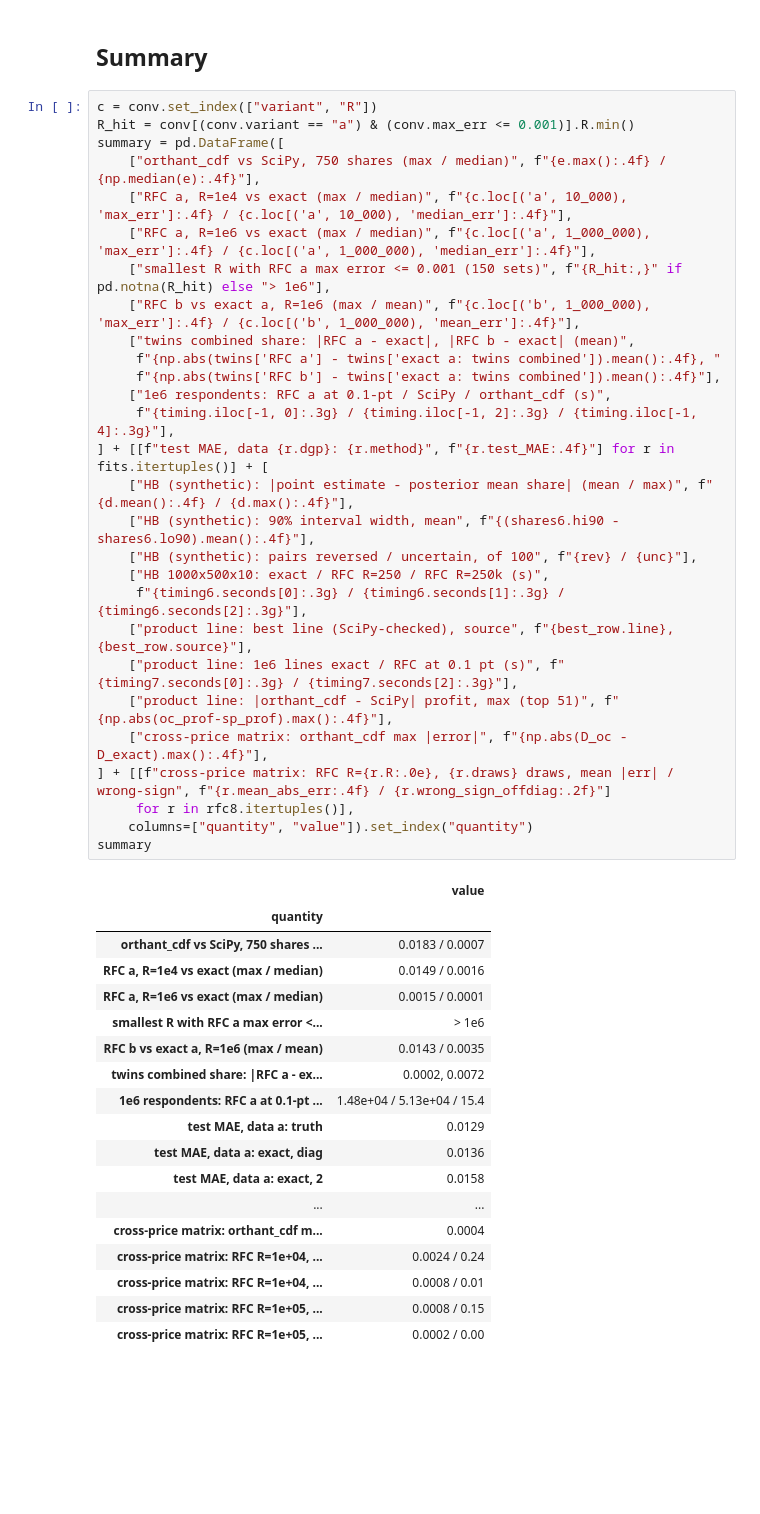
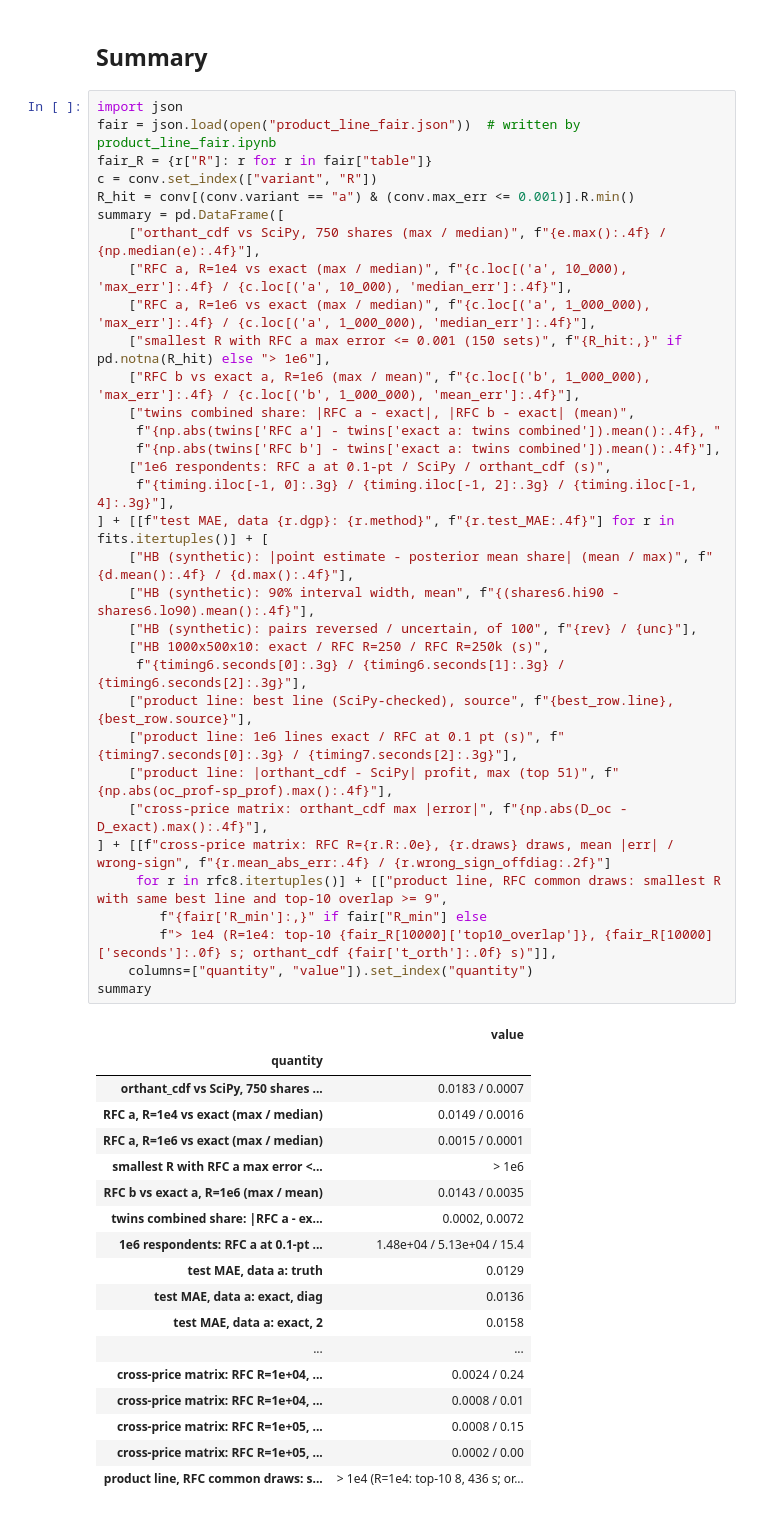
Before and after one commit to sign-of-fourier/quantecarlo, a Jupyter notebook: demos/rfc_vs_exact/rfc_vs_exact.ipynb, the cells around one changed output. Saved outputs shown, nothing was run; the diff lists cells and outputs as text; blank space fills up the shorter version.

```diff
--- a/demos/rfc_vs_exact/rfc_vs_exact.ipynb
+++ b/demos/rfc_vs_exact/rfc_vs_exact.ipynb
@@ -688,6 +688,9 @@ plt.colorbar(im, ax=ax, shrink=.8); plt.show()
 # %% [markdown]
 ## Summary
 # %%
+import json
+fair = json.load(open("product_line_fair.json"))  # written by product_line_fair.ipynb
+fair_R = {r["R"]: r for r in fair["table"]}
 c = conv.set_index(["variant", "R"])
 R_hit = conv[(conv.variant == "a") & (conv.max_err <= 0.001)].R.min()
 summary = pd.DataFrame([
@@ -701,39 +704,41 @@ summary = pd.DataFrame([
      f"{np.abs(twins['RFC b'] - twins['exact a: twins combined']).mean():.4f}"],
     ["1e6 respondents: RFC a at 0.1-pt / SciPy / orthant_cdf (s)",
      f"{timing.iloc[-1, 0]:.3g} / {timing.iloc[-1, 2]:.3g} / {timing.iloc[-1, 4]:.3g}"],
 ] + [[f"test MAE, data {r.dgp}: {r.method}", f"{r.test_MAE:.4f}"] for r in fits.itertuples()] + [
     ["HB (synthetic): |point estimate - posterior mean share| (mean / max)", f"{d.mean():.4f} / {d.max():.4f}"],
     ["HB (synthetic): 90% interval width, mean", f"{(shares6.hi90 - shares6.lo90).mean():.4f}"],
     ["HB (synthetic): pairs reversed / uncertain, of 100", f"{rev} / {unc}"],
     ["HB 1000x500x10: exact / RFC R=250 / RFC R=250k (s)",
      f"{timing6.seconds[0]:.3g} / {timing6.seconds[1]:.3g} / {timing6.seconds[2]:.3g}"],
     ["product line: best line (SciPy-checked), source", f"{best_row.line}, {best_row.source}"],
     ["product line: 1e6 lines exact / RFC at 0.1 pt (s)", f"{timing7.seconds[0]:.3g} / {timing7.seconds[2]:.3g}"],
     ["product line: |orthant_cdf - SciPy| profit, max (top 51)", f"{np.abs(oc_prof-sp_prof).max():.4f}"],
     ["cross-price matrix: orthant_cdf max |error|", f"{np.abs(D_oc - D_exact).max():.4f}"],
 ] + [[f"cross-price matrix: RFC R={r.R:.0e}, {r.draws} draws, mean |err| / wrong-sign", f"{r.mean_abs_err:.4f} / {r.wrong_sign_offdiag:.2f}"]
-     for r in rfc8.itertuples()],
+     for r in rfc8.itertuples()] + [["product line, RFC common draws: smallest R with same best line and top-10 overlap >= 9",
+        f"{fair['R_min']:,}" if fair["R_min"] else
+        f"> 1e4 (R=1e4: top-10 {fair_R[10000]['top10_overlap']}, {fair_R[10000]['seconds']:.0f} s; orthant_cdf {fair['t_orth']:.0f} s)"]],
     columns=["quantity", "value"]).set_index("quantity")
 summary
 # %% [output]
 |  | value |
 | quantity |  |
 | orthant_cdf vs SciPy, 750 shares ... | 0.0183 / 0.0007 |
 | RFC a, R=1e4 vs exact (max / median) | 0.0149 / 0.0016 |
 | RFC a, R=1e6 vs exact (max / median) | 0.0015 / 0.0001 |
 | smallest R with RFC a max error <... | > 1e6 |
 | RFC b vs exact a, R=1e6 (max / mean) | 0.0143 / 0.0035 |
 | twins combined share: |RFC a - ex... | 0.0002, 0.0072 |
 | 1e6 respondents: RFC a at 0.1-pt ... | 1.48e+04 / 5.13e+04 / 15.4 |
 | test MAE, data a: truth | 0.0129 |
 | test MAE, data a: exact, diag | 0.0136 |
 | test MAE, data a: exact, 2 | 0.0158 |
 | ... | ... |
-| cross-price matrix: orthant_cdf m... | 0.0004 |
 | cross-price matrix: RFC R=1e+04, ... | 0.0024 / 0.24 |
 | cross-price matrix: RFC R=1e+04, ... | 0.0008 / 0.01 |
 | cross-price matrix: RFC R=1e+05, ... | 0.0008 / 0.15 |
 | cross-price matrix: RFC R=1e+05, ... | 0.0002 / 0.00 |
+| product line, RFC common draws: s... | > 1e4 (R=1e4: top-10 8, 436 s; or... |
 # %% [markdown]
 ## Where RFC is good enough, and where it is not
 
```
Also changed, not shown: parts of 1 cell of this notebook, 3 other files.
